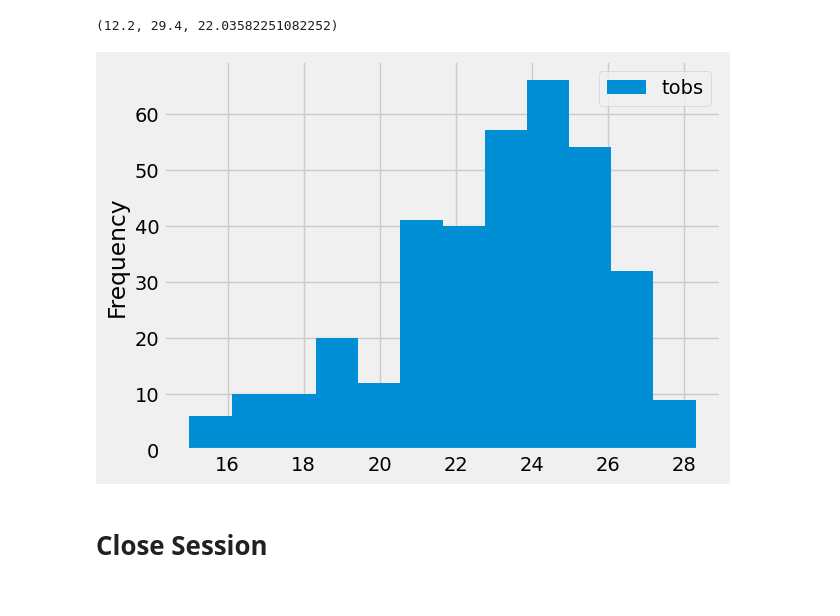
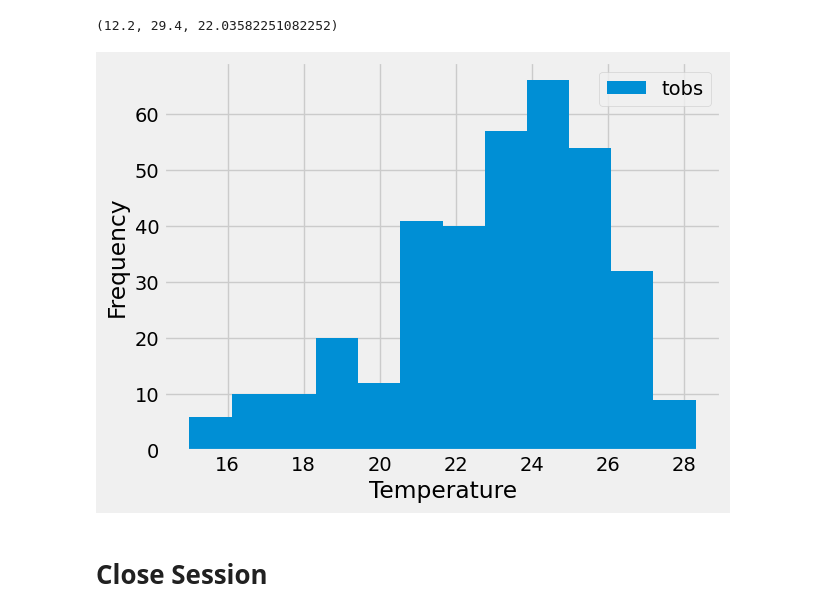
Before and after one commit to sberahim/sqlalchemy-challenge, a Jupyter notebook: SurfsUp/climate_starter.ipynb, the cells around one changed output. Saved outputs shown, nothing was run; the diff lists cells and outputs as text; code cells hidden in the pictures.

```diff
--- a/SurfsUp/climate_starter.ipynb
+++ b/SurfsUp/climate_starter.ipynb
@@ -108,22 +108,29 @@ session.query(func.min(Measurement.tobs), func.max(Measurement.tobs), func.avg(M
 # %% [output]
 (12.2, 29.4, 22.03582251082252)
 # %%
-# Using the most active station id
-# Query the last 12 months of temperature observation data for this station and plot the results as a histogram
+# Get the most active station id
 mostActiveStation = session.query(Measurement.station).group_by(Measurement.station).\
     order_by(func.count(Measurement.station).desc()).first()
 
+# Get the recent date from the most active station id
 latest_date = session.query(Measurement.date).filter(Measurement.station == mostActiveStation[0]).order_by(Measurement.date.desc()).first()
-last_year = dt.date(2017,8,18) - dt.timedelta(days=365)
 
+# Get the last 12 month date from the most active station id
+last_year = dt.datetime.strptime(latest_date[0],'%Y-%m-%d').date() - dt.timedelta(days=365)
+
+# Using the most active station id
+# Query the last 12 months of temperature observation data for this station and plot the results as a histogram
 tobs_result = session.query(Measurement.tobs).filter(Measurement.date>=last_year, Measurement.station == mostActiveStation[0]).all()
 
+# Store tobs results into dataframe
 tobs_df = pd.DataFrame(tobs_result, columns = ['tobs'])
 
+# Plot histogram with bin=12
 tobs_df.plot.hist(bins=12)
+plt.xlabel("Temperature")
 plt.show()
 # %% [output]
-[figure, old version]
+[figure, new version]
 # %% [markdown]
 # Close Session
 # %%
```
Also changed, not shown: parts of 1 cell of this notebook, 1 other file.
